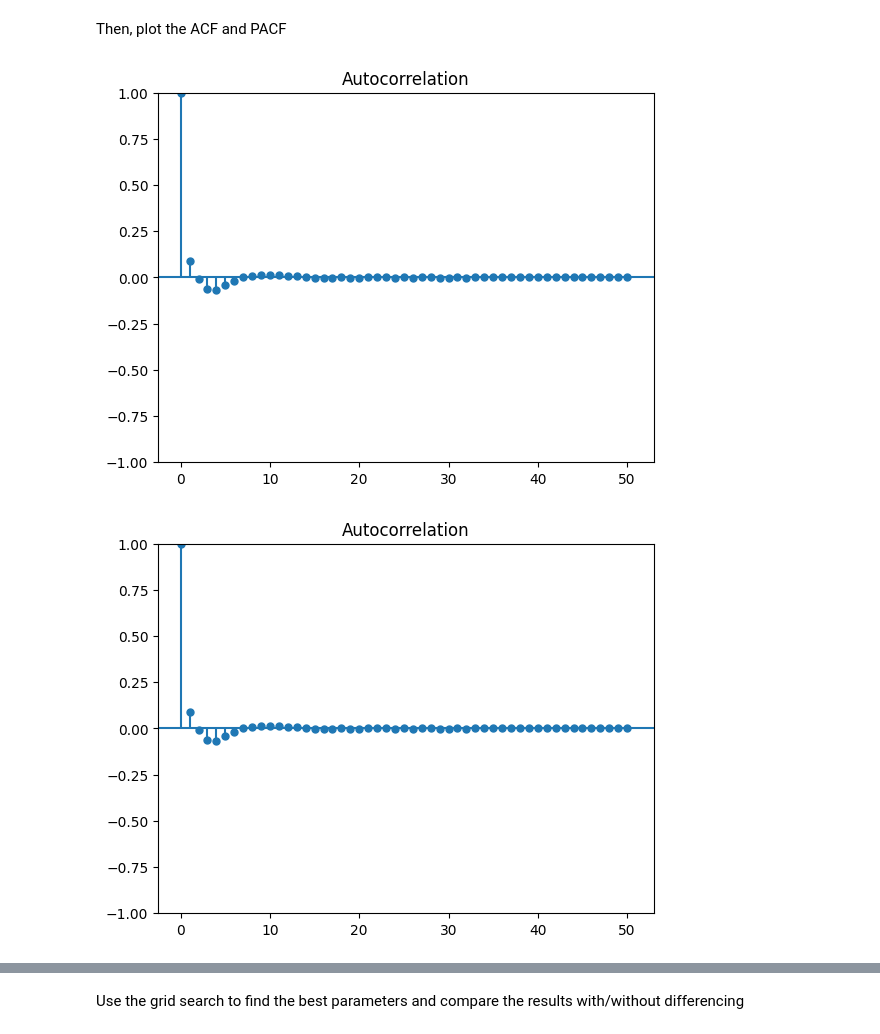
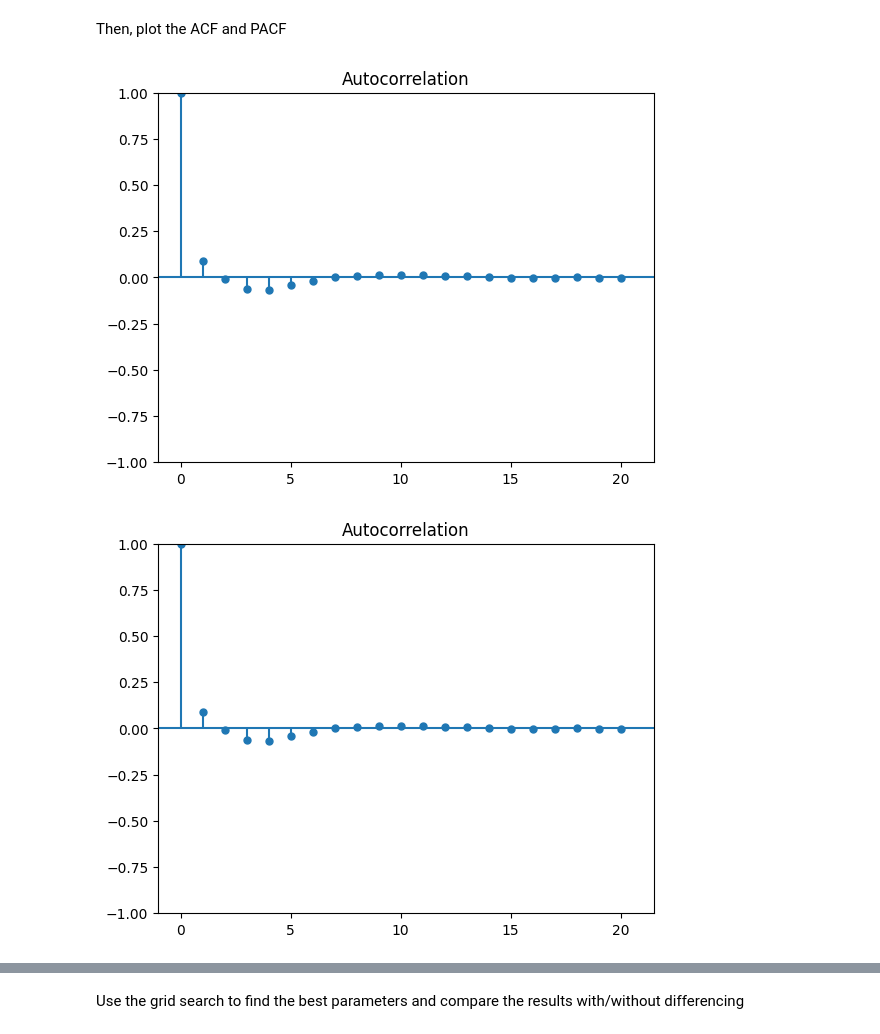
Before and after one commit to BigLob/CDA, a Jupyter notebook: Lab2.ipynb, the cells around one changed output, grey strips where cells are left out. Cells and saved outputs as stored; diff of their text form; code cells hidden in the pictures.

```diff
--- a/Lab2.ipynb
+++ b/Lab2.ipynb
@@ -448,7 +488,7 @@ Stationary
 # %% [markdown]
 Then, plot the ACF and PACF
 # %%
-plot_acf(differenced_series, lags = 50)
+plot_acf(differenced_series, lags = 20)
 # %% [output]
-[figure, old version]
+[figure, new version]
-[figure, old version]
+[figure, new version]
```
Also changed, not shown: parts of 13 cells of this notebook.
